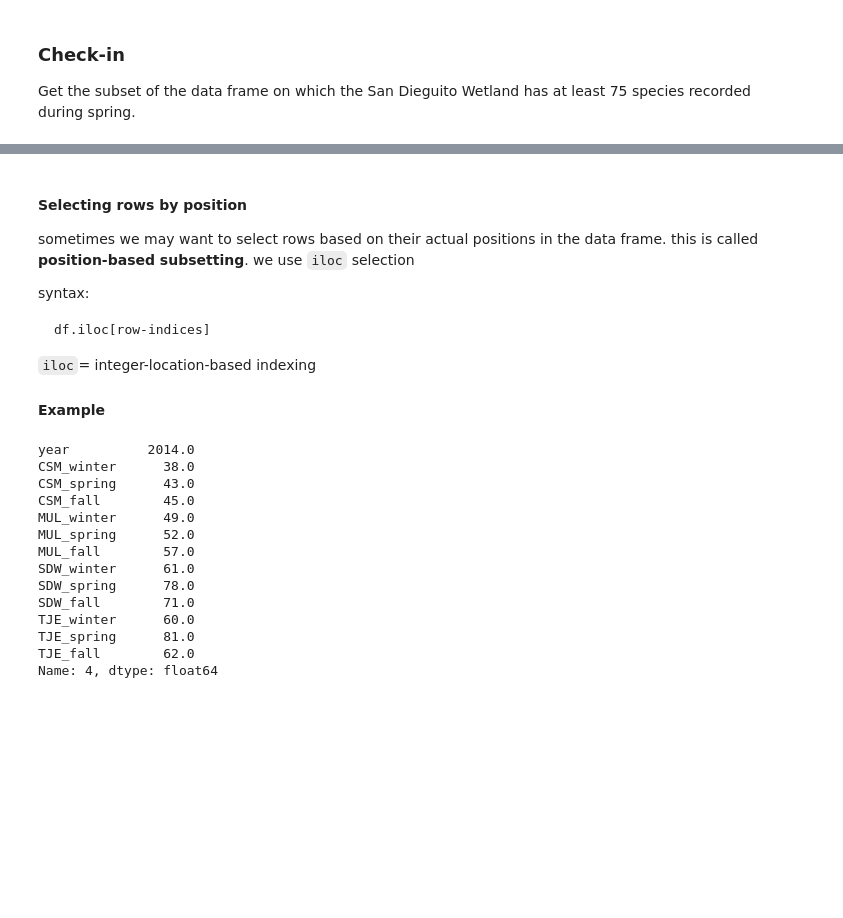
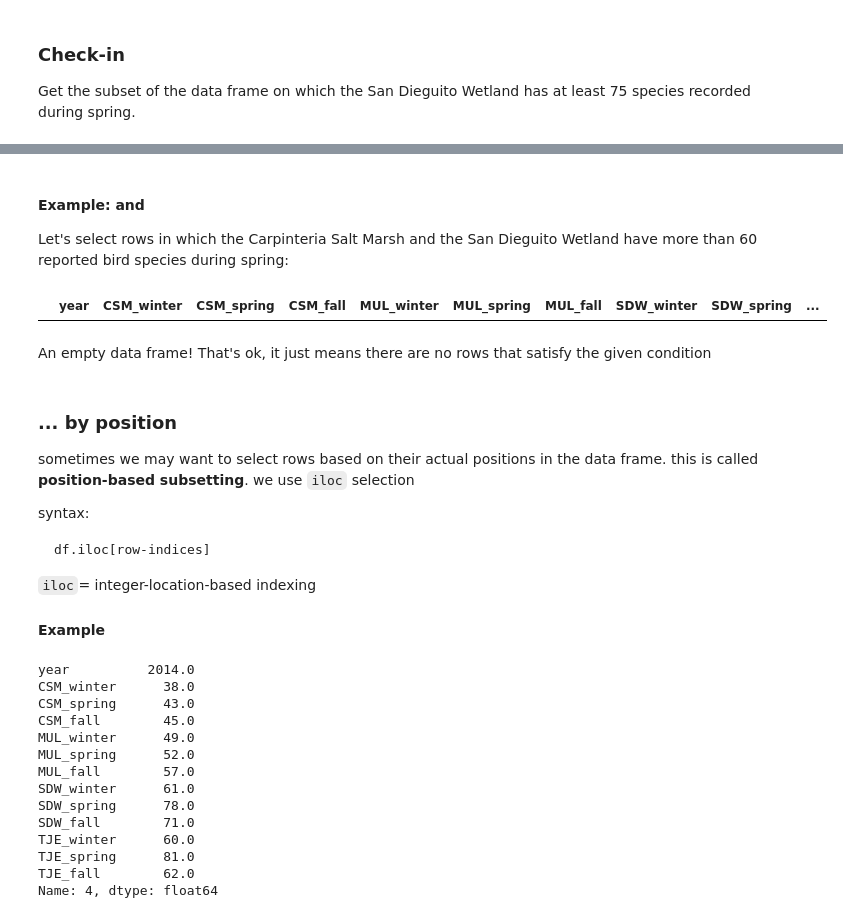
Before and after one commit to kaimorquecho/eds220-2025-in-class, a Jupyter notebook: week1-lesson-3-pandas-subsetting.ipynb, the cells around one changed output, grey strips where cells are left out. Drawn from its saved outputs; the diff is of its cells as text; code cells hidden in the pictures; blank space fills up the shorter version.

```diff
--- a/week1-lesson-3-pandas-subsetting.ipynb
+++ b/week1-lesson-3-pandas-subsetting.ipynb
@@ -247,5 +255,15 @@ subset
+# %% [markdown]
+#### Example: and
+
+Let's select rows in which the Carpinteria Salt Marsh and the San Dieguito Wetland have more than 60 reported bird species during spring:
+# %%
+df[(df['CSM_spring']>60) & (df['SDW_spring']>60)]
+# %% [output]
+|  | year | CSM_winter | CSM_spring | CSM_fall | MUL_winter | MUL_spring | MUL_fall | SDW_winter | SDW_spring | ... |
+# %% [markdown]
+An empty data frame! That's ok, it just means there are no rows that satisfy the given condition
 # %% [markdown]
-#### Selecting rows by position
+### ... by position
 
 sometimes we may want to select rows based on their actual positions in the data frame.
 this is called **position-based subsetting**. we use `iloc` selection
```
Also changed, not shown: parts of 9 cells of this notebook.
